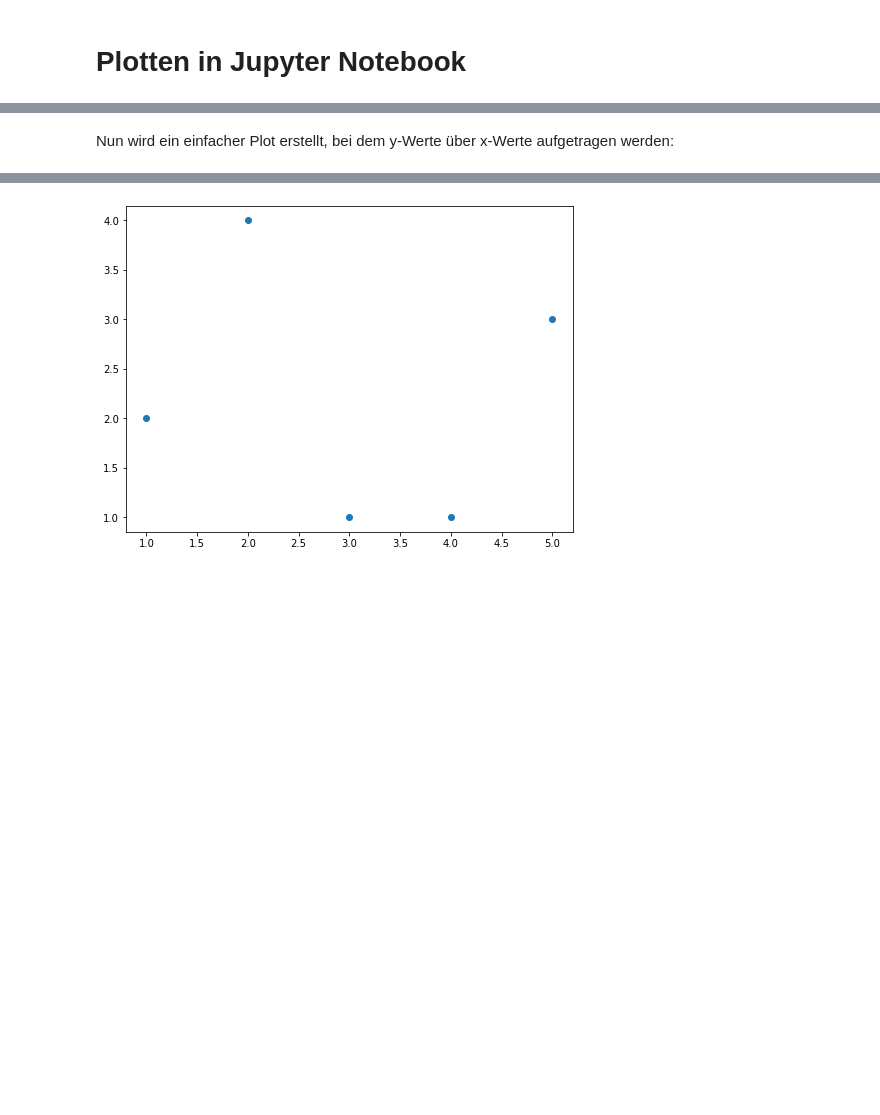
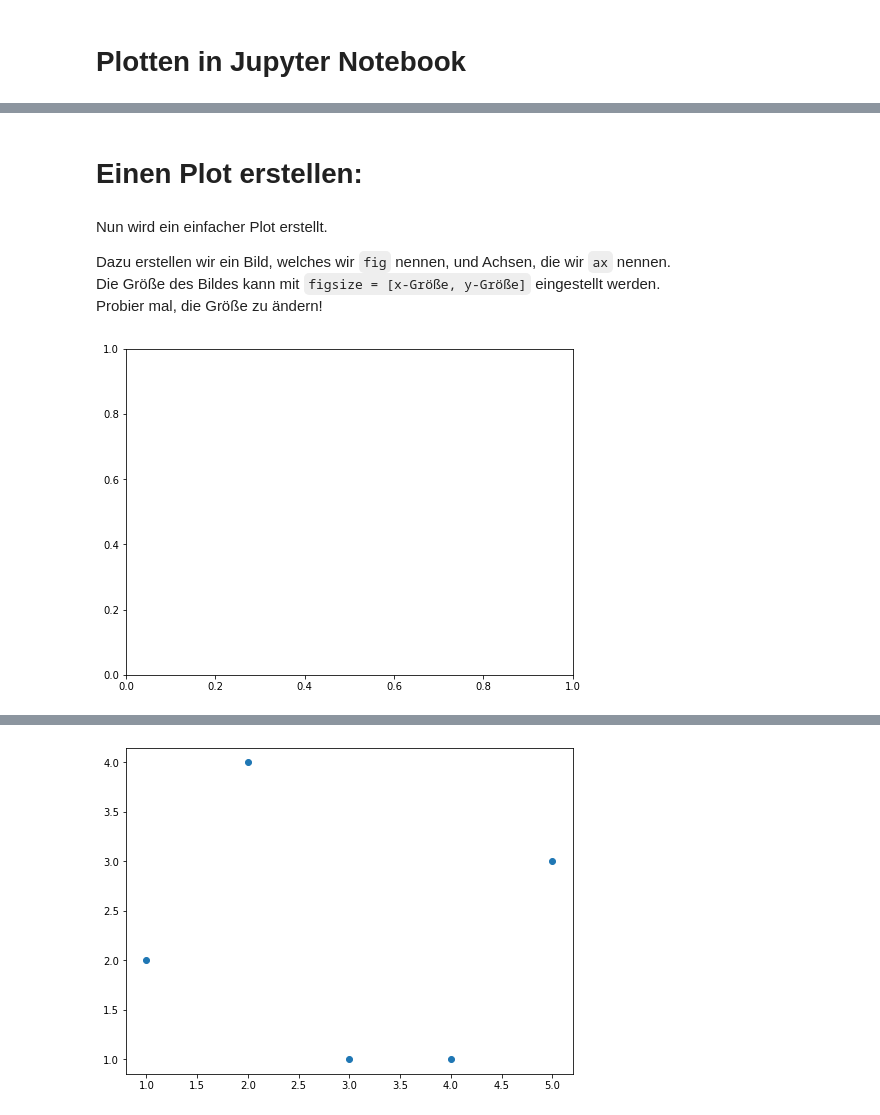
Before and after one commit to NadjaLessing/Schuelerkontaktstudium, a Jupyter notebook: Plotten_fuer_schueler.ipynb, the cells around one changed output, grey strips where cells are left out. Cells and saved outputs as stored; diff of their text form; code cells hidden in the pictures; blank space fills up the shorter version.

```diff
--- a/Plotten_fuer_schueler.ipynb
+++ b/Plotten_fuer_schueler.ipynb
@@ -8,5 +22,15 @@ Viele Beispiele zur Nutzung von Matplotlib finden sich unter https://matplotlib.
 #Notwendige Bibliotheken werden geladen:
 import numpy as np #Alle Methoden der numpy Bibliothek können wird jetzt über "np." erreichen
 import matplotlib.pyplot as plt
+# %% [markdown]
+# Einen Plot erstellen:
 # %% [markdown]
-Nun wird ein einfacher Plot erstellt, bei dem y-Werte über x-Werte aufgetragen werden:
+Nun wird ein einfacher Plot erstellt.
+
+Dazu erstellen wir ein Bild, welches wir <code>fig</code> nennen, und Achsen, die wir <code>ax</code> nennen. <br>
+Die Größe des Bildes kann mit <code>figsize = [x-Größe, y-Größe]</code> eingestellt werden.<br>
+Probier mal, die Größe zu ändern!
+# %%
+fig, ax, = plt.subplots(1, 1, figsize = [8,6])
+# %% [output]
+[figure, added]
```
Also changed, not shown: parts of 23 cells of this notebook, 1 other file.
